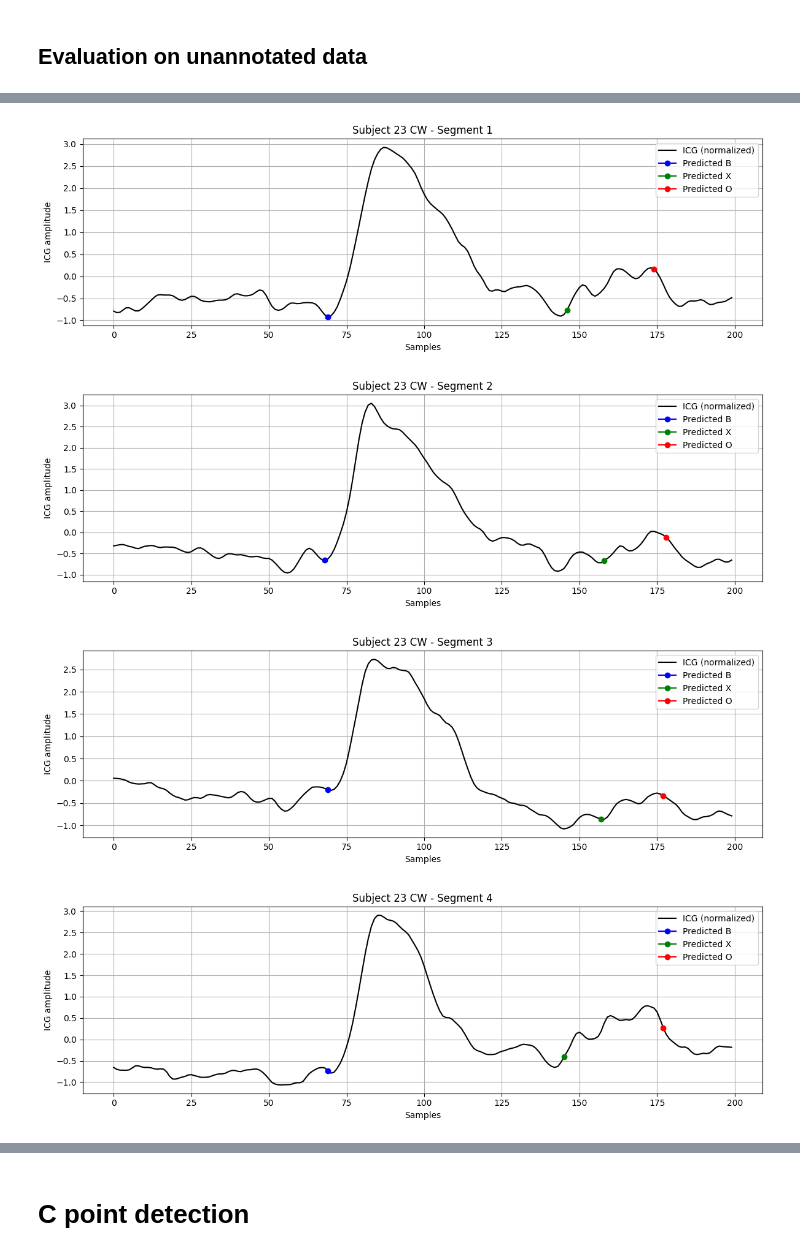
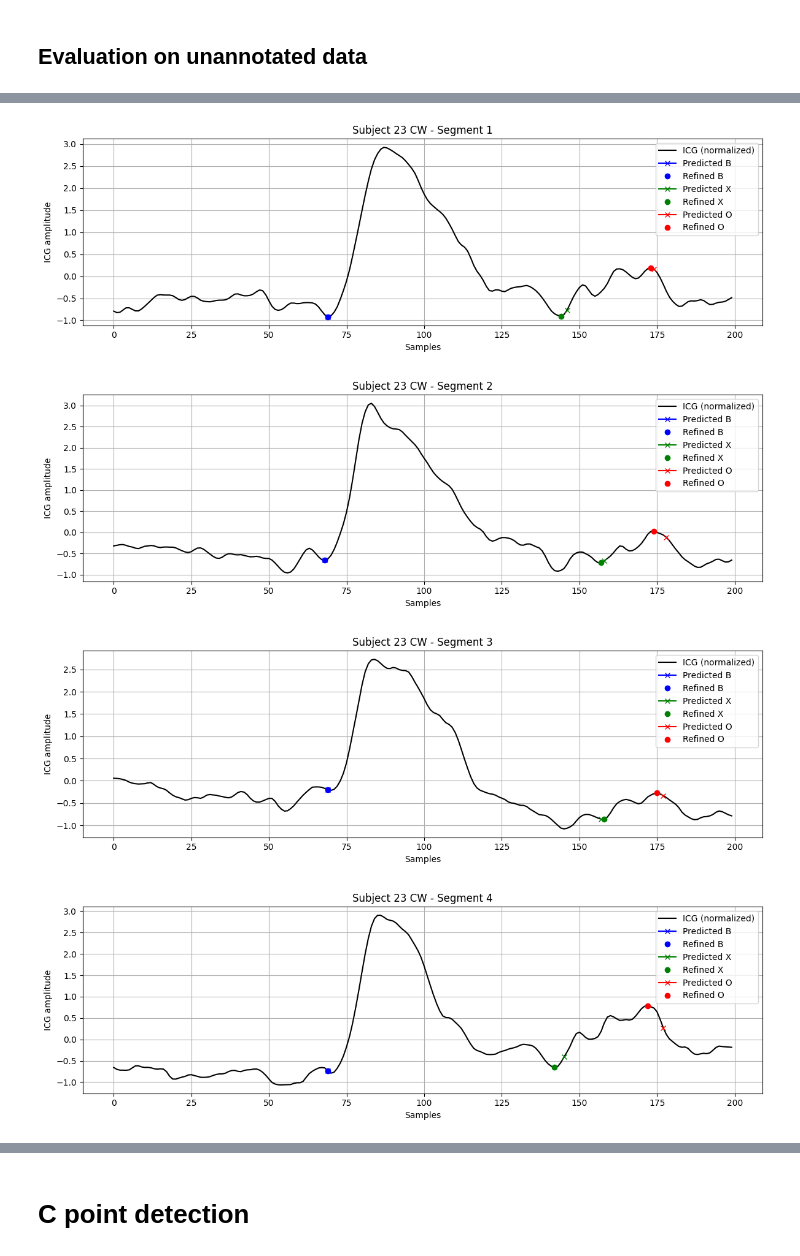
Before and after one commit to eduardo-illueca/icg-project, a Jupyter notebook: Detection/ReBeat_Model_v4.ipynb, the cells around one changed output, grey strips where cells are left out. Saved outputs shown, nothing was run; the diff lists cells and outputs as text; code cells hidden in the pictures.

```diff
--- a/Detection/ReBeat_Model_v4.ipynb
+++ b/Detection/ReBeat_Model_v4.ipynb
@@ -234,5 +236,5 @@ Saving model_divide_2.keras to model_divide_2.keras
 # %%
-model = load_model('model_divide_2.keras')
+model = load_model('model_v4.keras')
 
 y_pred = model.predict(X_val)  # shape: (n_samples, 200, 4)
 predicted_points = extract_predicted_points(y_pred)
@@ -261,7 +263,7 @@ def plot_prediction_vs_true(X_sample, y_true_onehot, y_pred_onehot, sample_index
         plt.axvline((pred_t - pre_r) * 1000 / fs, color=colors[class_id], linestyle='-', alpha=0.6, label=f'Pred {labels[class_id]}')
 
     plt.title(f"Sample {sample_index}: True vs Predicted Characteristic Points (B, X, O)")
-    plt.xlabel("Time (ms relative to R-peak)")
+    plt.xlabel("Time (ms)")
     plt.ylabel("ICG amplitude (normalized)")
     plt.legend()
     plt.grid(True)
@@ -375,6 +379,7 @@ refined_predicted_points = refine_predicted_points(X_val, predicted_points)
 def plot_refined_prediction(X_sample, y_true_onehot, y_pred, refined_pred, sample_index=0, fs=250, pre_r=50):
     """
     Plot true, predicted, and refined points for B, X, O on the ICG signal.
+    B point is shown only for true and predicted (not refined).
 
     Inputs:
         X_sample: np.array of shape (n_samples, 200, 2)
@@ -394,18 +399,22 @@ def plot_refined_prediction(X_sample, y_true_onehot, y_pred, refined_pred, sampl
     plt.plot(time_ms, signal, label='ICG signal', color='black', linewidth=1)
 
     for class_id in range(3):
+        label = labels[class_id]
+        color = colors[class_id]
+
         true_t = np.argmax(y_true_onehot[sample_index, :, class_id])
         pred_t = y_pred[sample_index, class_id]
-        refined_t = refined_pred[sample_index, class_id]
 
         # Plot true
-        plt.scatter((true_t - pre_r) * 1000 / fs, signal[true_t], color=colors[class_id], marker='o', label=f'True {labels[class_id]}')
+        plt.scatter((true_t - pre_r) * 1000 / fs, signal[true_t], color=color, marker='o', label=f'True {label}')
 
-        # Plot original predicted
-        plt.scatter((pred_t - pre_r) * 1000 / fs, signal[pred_t], color=colors[class_id], marker='x', label=f'Pred {labels[class_id]}')
+        # Plot predicted
+        plt.scatter((pred_t - pre_r) * 1000 / fs, signal[pred_t], color=color, marker='x', label=f'Pred {label}')
 
-        # Plot refined predicted
-        plt.scatter((refined_t - pre_r) * 1000 / fs, signal[refined_t], color=colors[class_id], marker='^', label=f'Refined {labels[class_id]}')
+        # Plot refined (only for X and O)
+        if label != 'B':
+            refined_t = refined_pred[sample_index, class_id]
+            plt.scatter((refined_t - pre_r) * 1000 / fs, signal[refined_t], color=color, marker='^', label=f'Refined {label}')
 
     plt.title(f"Sample {sample_index}: True vs Predicted vs Refined Points (B, X, O)")
     plt.xlabel("Time (ms relative to R-peak)")
@@ -415,6 +424,7 @@ def plot_refined_prediction(X_sample, y_true_onehot, y_pred, refined_pred, sampl
     plt.tight_layout()
     plt.show()
 
-for i in range(10):
+
+for i in range(0, 10):
     plot_refined_prediction(X_val, y_val, predicted_points, refined_predicted_points, sample_index=i)
 # %% [output]
@@ -472,25 +528,30 @@ print(f"Extracted {len(segments)} valid segments")
 X_input = np.array(segments)  # (n_segments, 200, 2)
 
 # ---- Load model and predict ----
-model = load_model("model_divide_2.keras", compile=False)  # 3-class model
+model = load_model("model_v4.keras", compile=False)  # 3-class model
 y_pred = model.predict(X_input)  # (n, 200, 3)
 
 # ---- Extract predicted points ----
 pred_idx = np.argmax(y_pred, axis=1)  # (n, 3), class-wise argmax over time
 
+# ---- Refine predicted points ----
+refined_idx = refine_predicted_points(X_input, pred_idx, window=5)
 # ---- Plot ----
-labels = ['B', 'X', 'O']
-colors = ['blue', 'green', 'red']
-
 for i in range(min(5, len(X_input))):
     signal = X_input[i, :, 0]  # ICG only
     plt.figure(figsize=(12, 4))
     plt.plot(signal, label='ICG (normalized)', color='black')
 
     for class_id, label, color in zip(range(3), labels, colors):
-        idx = pred_idx[i, class_id]
-        if 0 <= idx < segment_len:
-            plt.plot(idx, signal[idx], marker='o', color=color, label=f'Predicted {label}')
+        # Predicted point
+        pred = pred_idx[i, class_id]
+        if 0 <= pred < segment_len:
+            plt.plot(pred, signal[pred], marker='x', color=color, label=f'Predicted {label}')
+
+        # Refined point
+        refined = refined_idx[i, class_id]
+        if 0 <= refined < segment_len:
+            plt.plot(refined, signal[refined], marker='o', color=color, linestyle='None', label=f'Refined {label}')
 
     plt.title(f"Subject {subject} {task} - Segment {i+1}")
     plt.xlabel("Samples")
@@ -506,4 +567,4 @@ Extracted 295 valid segments
-[figure, old version]
+[figure, new version]
-[figure, old version]
+[figure, new version]
-[figure, old version]
+[figure, new version]
-[figure, old version]
+[figure, new version]
```
Also changed, not shown: parts of 15 cells of this notebook.
